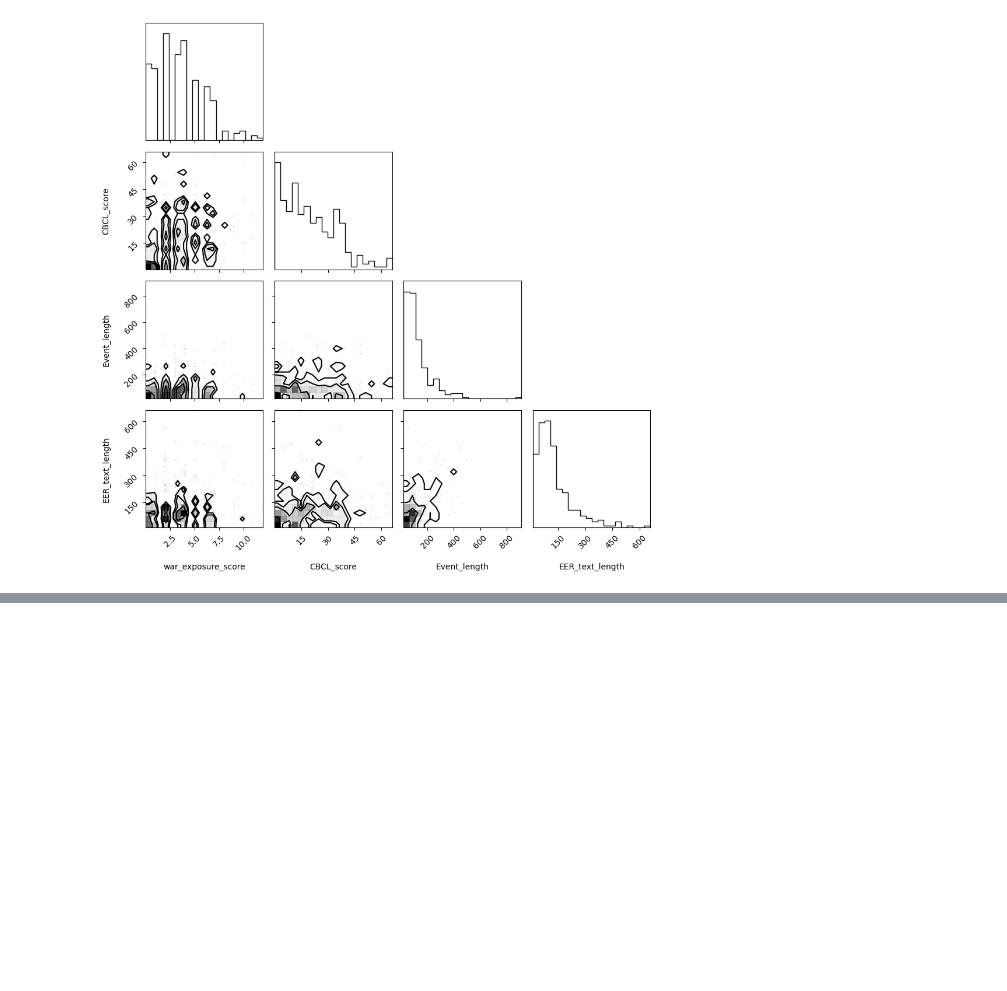
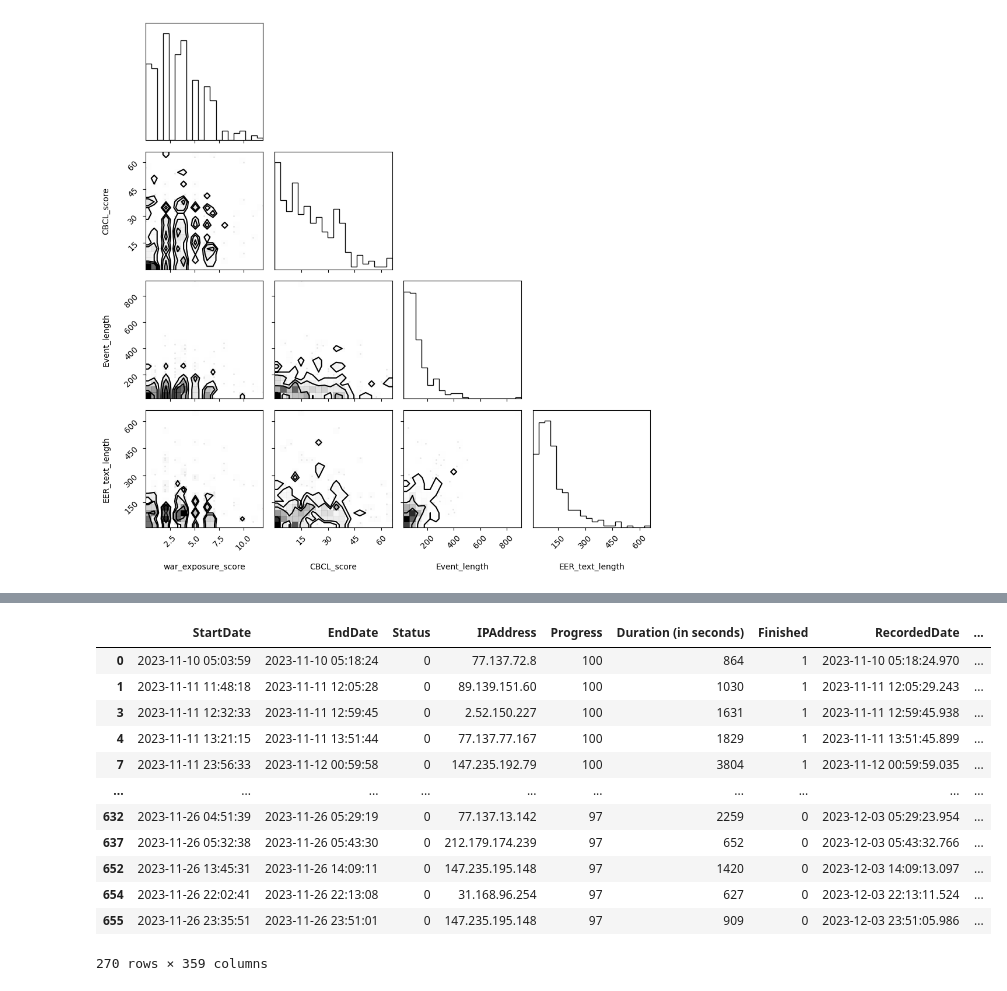
Before and after one commit to OfriA/AppliedProject52056, a Jupyter notebook: data/DataExploration.ipynb, the cells around one changed output, grey strips where cells are left out. Cells and saved outputs as stored; diff of their text form; code cells hidden in the pictures; blank space fills up the shorter version.

```diff
--- a/data/DataExploration.ipynb
+++ b/data/DataExploration.ipynb
@@ -132,0 +207,16 @@ plt.show()
+# %%
+data
+# %% [output]
+|  | StartDate | EndDate | Status | IPAddress | Progress | Duration (in seconds) | Finished | RecordedDate | ... |
+| 0 | 2023-11-10 05:03:59 | 2023-11-10 05:18:24 | 0 | 77.137.72.8 | 100 | 864 | 1 | 2023-11-10 05:18:24.970 | ... |
+| 1 | 2023-11-11 11:48:18 | 2023-11-11 12:05:28 | 0 | 89.139.151.60 | 100 | 1030 | 1 | 2023-11-11 12:05:29.243 | ... |
+| 3 | 2023-11-11 12:32:33 | 2023-11-11 12:59:45 | 0 | 2.52.150.227 | 100 | 1631 | 1 | 2023-11-11 12:59:45.938 | ... |
+| 4 | 2023-11-11 13:21:15 | 2023-11-11 13:51:44 | 0 | 77.137.77.167 | 100 | 1829 | 1 | 2023-11-11 13:51:45.899 | ... |
+| 7 | 2023-11-11 23:56:33 | 2023-11-12 00:59:58 | 0 | 147.235.192.79 | 100 | 3804 | 1 | 2023-11-12 00:59:59.035 | ... |
+| ... | ... | ... | ... | ... | ... | ... | ... | ... | ... |
+| 632 | 2023-11-26 04:51:39 | 2023-11-26 05:29:19 | 0 | 77.137.13.142 | 97 | 2259 | 0 | 2023-12-03 05:29:23.954 | ... |
+| 637 | 2023-11-26 05:32:38 | 2023-11-26 05:43:30 | 0 | 212.179.174.239 | 97 | 652 | 0 | 2023-12-03 05:43:32.766 | ... |
+| 652 | 2023-11-26 13:45:31 | 2023-11-26 14:09:11 | 0 | 147.235.195.148 | 97 | 1420 | 0 | 2023-12-03 14:09:13.097 | ... |
+| 654 | 2023-11-26 22:02:41 | 2023-11-26 22:13:08 | 0 | 31.168.96.254 | 97 | 627 | 0 | 2023-12-03 22:13:11.524 | ... |
+| 655 | 2023-11-26 23:35:51 | 2023-11-26 23:51:01 | 0 | 147.235.195.148 | 97 | 909 | 0 | 2023-12-03 23:51:05.986 | ... |
+270 rows × 359 columns
```
Also changed, not shown: parts of 14 cells of this notebook.
